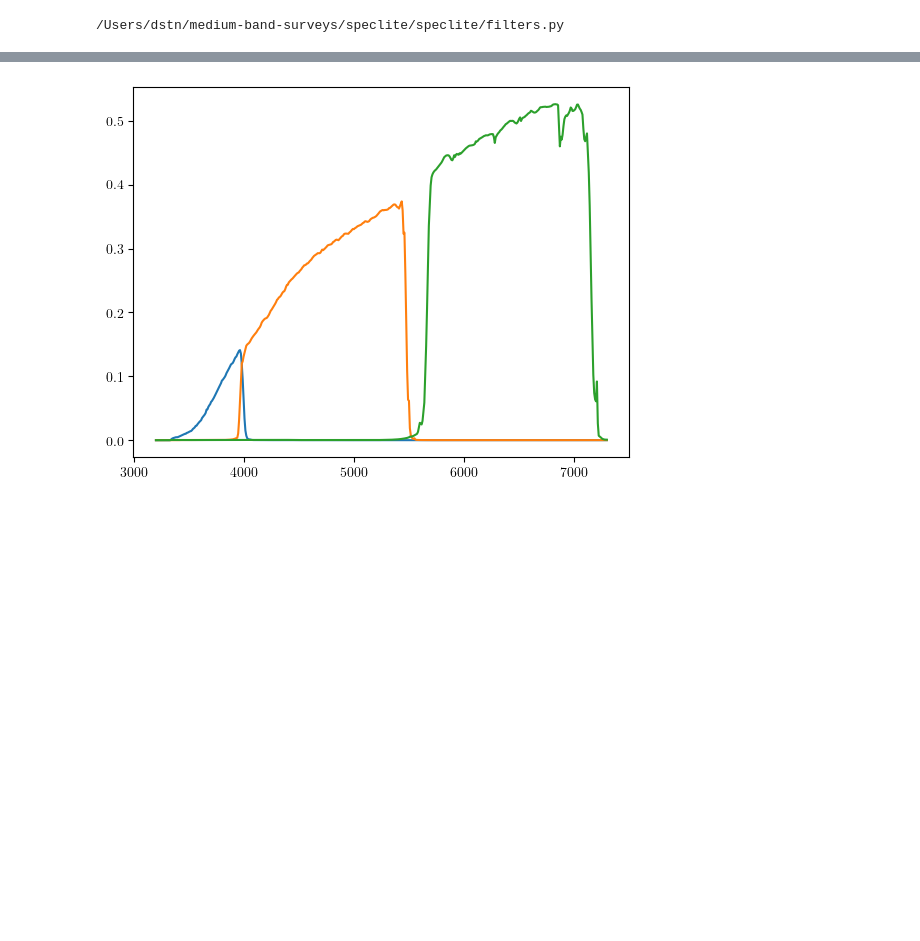
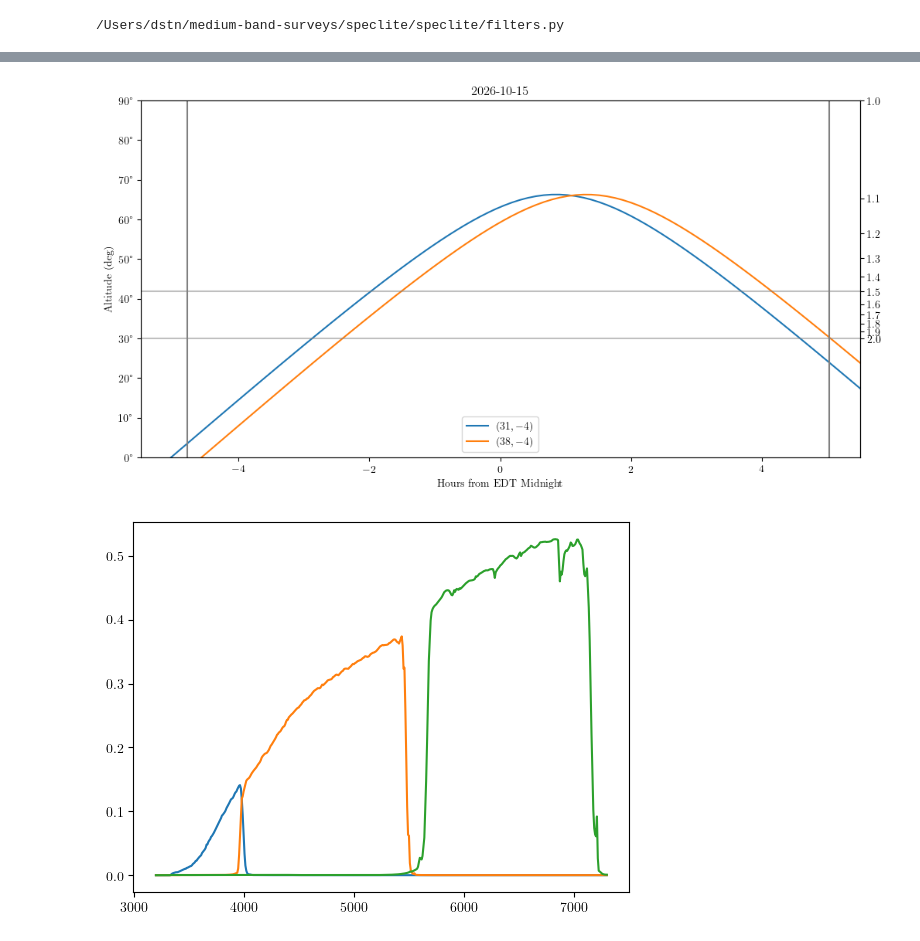
Before and after one commit to dstndstn/medium-band-surveys, a Jupyter notebook: hsc-plots.ipynb, the cells around one changed output, grey strips where cells are left out. Drawn from its saved outputs; the diff is of its cells as text; code cells hidden in the pictures; blank space fills up the shorter version.

```diff
--- a/hsc-plots.ipynb
+++ b/hsc-plots.ipynb
@@ -103,3 +108,59 @@ plt.savefig('fields.png')
+# %%
+field1 = SkyCoord(31., -4., unit="deg")
+field2 = SkyCoord(38., -4., unit="deg")
+
+tag1 = '$(31, -4)$'
+tag2 = '$(38, -4)$'
+
+site = EarthLocation.of_site('Subaru Telescope')
+# %%
+utcoffset = -10 * u.hour  # Hawaii time
+midnight = Time("2026-10-15 00:00:00") - utcoffset
+# %%
+def airmass_to_alt(ams):
+    zds = np.arccos(1./ams)
+    alts = 90. - np.rad2deg(zds)
+    return alts
+# %%
+delta_midnight = np.linspace(-6, +6, 100) * u.hour
+times = midnight + delta_midnight
+frame = AltAz(obstime=times, location=site)
+
+sun_altaz = get_sun(times).transform_to(frame)
+twi = np.argsort(np.abs(sun_altaz.alt - -18.*u.deg))
+
+with quantity_support():
+    fig, ax = plt.subplots(1, 1, figsize=(12, 6))
+
+    for field,tag in zip([field1, field2], [tag1,tag2]):
+        altaz = field.transform_to(frame)
+        airmass = altaz.secz
+        ax.plot(delta_midnight, altaz.alt, label=tag)
+
+    ax.set_xlabel("Hours from EDT Midnight")
+    ax.set_ylabel('Altitude (deg)')
+    #ax.set_ylabel("Airmass [Sec(z)]")
+
+    # airmass ticks
+    yl,yh = ax.get_ylim()
+    ax2 = ax.twinx()
+    ams = np.arange(1., 2.1, 0.1)
+    alts = airmass_to_alt(ams)
+    ax2.set_yticks(alts, ['%.1f' % a for a in ams])
+    ax2.set_label('Airmass')
+    ax.axhline(airmass_to_alt(2.0), color='0.5', alpha=0.5)
+    ax.axhline(airmass_to_alt(1.5), color='0.5', alpha=0.5)
+    ax.axvline(delta_midnight[twi[0]], color='0.5')
+    ax.axvline(delta_midnight[twi[1]], color='0.5')
+
+    ax.legend()
+    ax.set_ylim(0, 90)
+    ax.set_xlim(-5.5, +5.5)
+    ax.set_title('2026-10-15')
+    plt.savefig('airmass.png')
+    plt.draw()
+# %% [output]
+[figure, added]
 # %%
 # This is just a copy of the Astrometry.net astrometry/util/fits.py file - yet another FITS table wrapper
 from an_fits import fits_table
```
Also changed, not shown: parts of 2 cells of this notebook, 1 other file.
